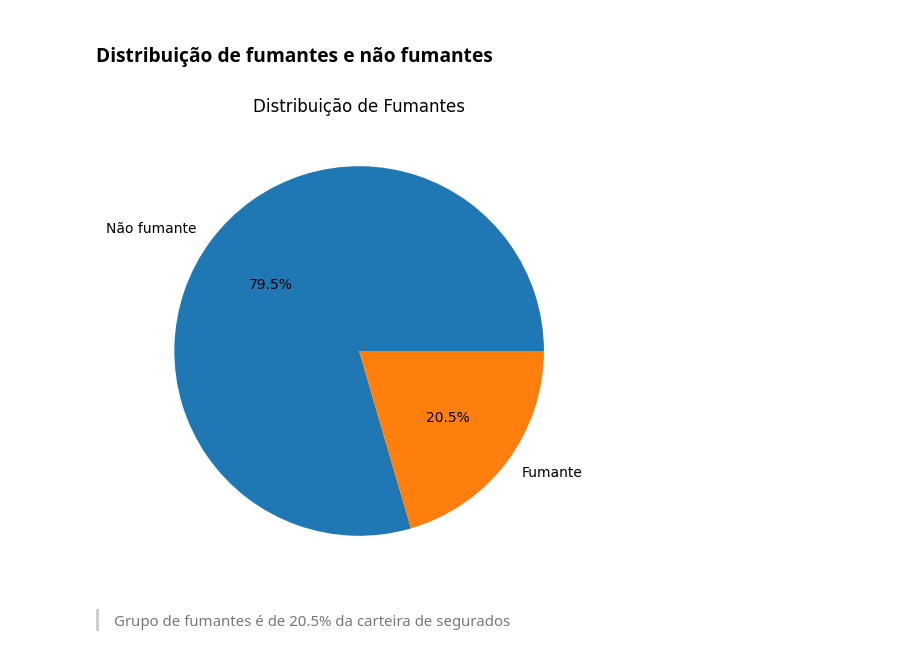
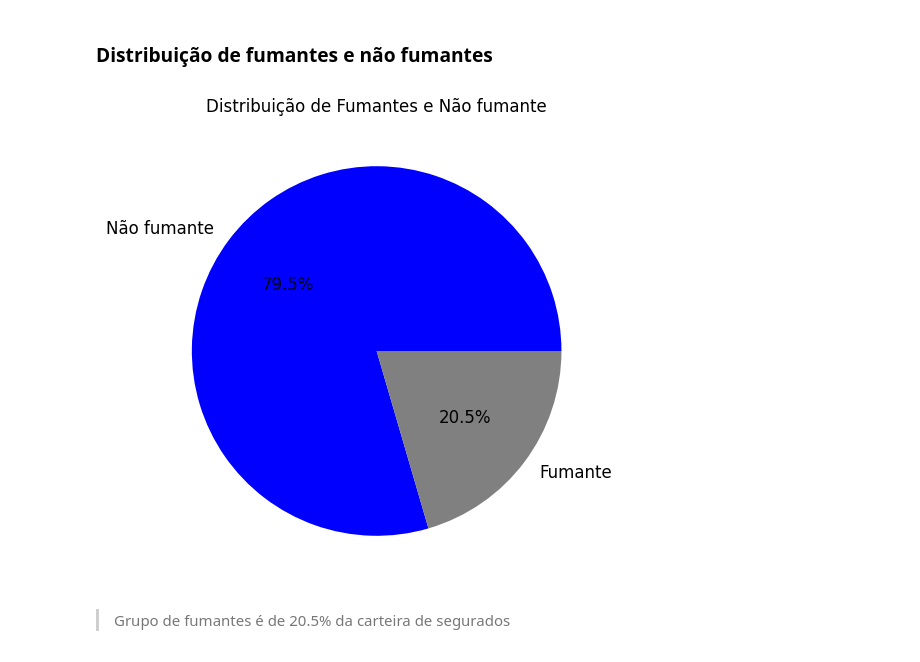
Before and after one commit to fabiobaroliveira/projeto_seguradora_seguro_saude, a Jupyter notebook: analise_exploratoria_seguro_saude.ipynb, the cells around one changed output. Cells and saved outputs as stored; diff of their text form; code cells hidden in the pictures.

```diff
--- a/analise_exploratoria_seguro_saude.ipynb
+++ b/analise_exploratoria_seguro_saude.ipynb
@@ -258,15 +266,19 @@ plt.show()
 # %%
 # Agrpando dados
 fumantes_porcentagem = df['smoker'].value_counts(normalize=True) * 100
 # Renomeando indice
 fumantes_porcentagem.index = fumantes_porcentagem.index.map({'no': 'Não fumante', 'yes': 'Fumante'})
 # Cria o gráfico
 plt.figure(figsize=(10,6))
-plt.pie(fumantes_porcentagem, labels=fumantes_porcentagem.index, autopct='%1.1f%%')
-plt.title('Distribuição de Fumantes')
+plt.pie(fumantes_porcentagem, labels=fumantes_porcentagem.index,
+        autopct='%1.1f%%',
+        colors= ['blue','gray'],
+        textprops={'fontsize': 12}
+        )
+plt.title('Distribuição de Fumantes e Não fumante')
 plt.show()
 # %% [output]
-[figure, old version]
+[figure, new version]
 # %% [markdown]
 > Grupo de fumantes é de 20.5% da carteira de segurados
 # %% [markdown]
```
Also changed, not shown: parts of 29 cells of this notebook.
